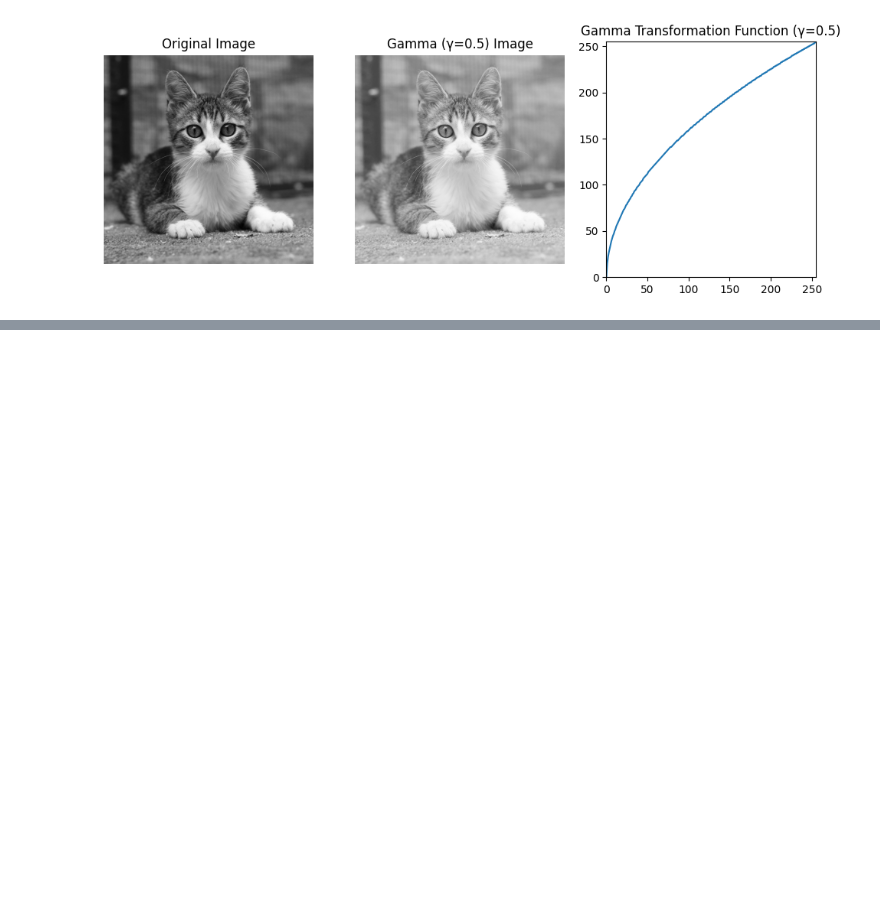
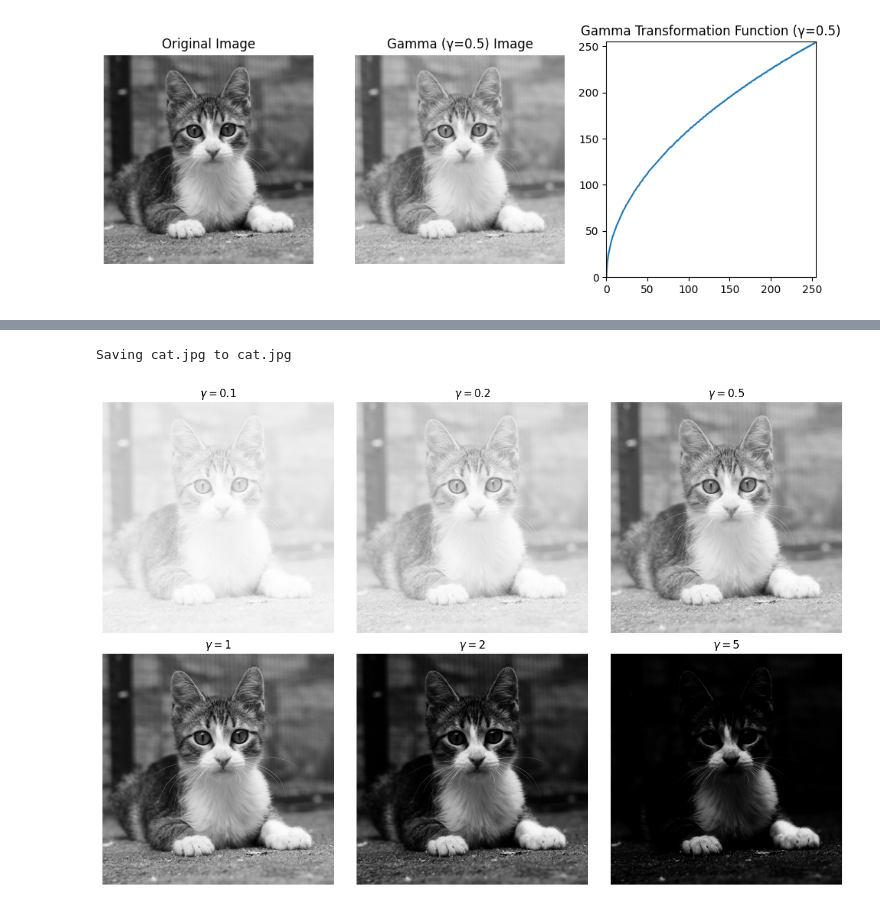
Before and after one commit to NadhaIrshad/In22-S5-EN3160---Image-Processing-and-Machine-Vision, a Jupyter notebook: Point_Operations.ipynb, the cells around one changed output, grey strips where cells are left out. Drawn from its saved outputs; the diff is of its cells as text; code cells hidden in the pictures; blank space fills up the shorter version.

```diff
--- a/Point_Operations.ipynb
+++ b/Point_Operations.ipynb
@@ -342,0 +443,36 @@ plt.show()
+# %%
+# Gamma Correction in Colab for multiple gamma values
+import cv2 as cv
+import numpy as np
+import matplotlib.pyplot as plt
+from google.colab import files
+
+# Step 1: Upload an image
+uploaded = files.upload()  # Upload your image
+filename = list(uploaded.keys())[0]
+
+# Step 2: Read image as grayscale
+f = cv.imread(filename, cv.IMREAD_GRAYSCALE)
+
+# Step 3: Gamma values to test
+gammas = [0.1, 0.2, 0.5, 1, 2, 5]
+
+# Step 4: Create figure
+fig, ax = plt.subplots(2, 3, figsize=(12, 8))
+
+# Step 5: Apply gamma correction
+for i, gamma in enumerate(gammas):
+    # Create transformation table
+    t = np.array([(j / 255.0) ** gamma * 255 for j in np.arange(256)]).astype(np.uint8)
+
+    # Apply using LUT
+    g = cv.LUT(f, t)
+
+    # Show result
+    ax[i // 3, i % 3].imshow(g, cmap='gray', vmin=0, vmax=255)
+    ax[i // 3, i % 3].set_title(r'$\gamma = {gamma}$'.format(gamma=gamma))
+    ax[i // 3, i % 3].axis('off')
+
+plt.tight_layout()
+plt.show()
+# %% [output]
@@ -342,0 +480,2 @@ plt.show()
+Saving cat.jpg to cat.jpg
+[figure, added]
```
Also changed, not shown: parts of 10 cells of this notebook.
